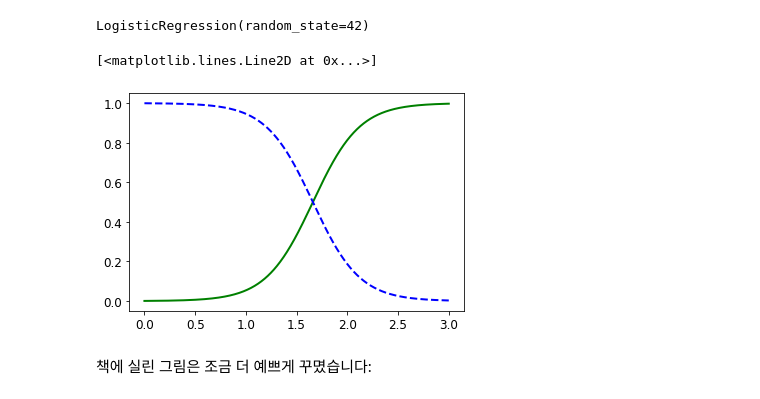
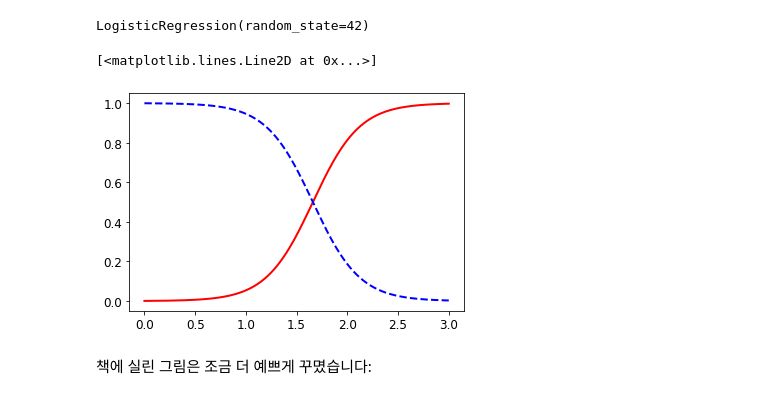
Before and after one commit to fasthill/Hands_on_ML2, a Jupyter notebook: 04_training_linear_models.ipynb, the cells around one changed output. Drawn from its saved outputs; the diff is of its cells as text; code cells hidden in the pictures.

```diff
--- a/04_training_linear_models.ipynb
+++ b/04_training_linear_models.ipynb
@@ -904,13 +928,13 @@ log_reg.fit(X, y)
 LogisticRegression(random_state=42)
 # %%
 X_new = np.linspace(0, 3, 1000).reshape(-1, 1)
-y_proba = log_reg.predict_proba(X_new)
+y_proba = log_reg.predict_proba(X_new) # 첫번째 열은 음성클라스 확률값, 두번째 열은 양성클라스의 확률값이 있음.
 
-plt.plot(X_new, y_proba[:, 1], "g-", linewidth=2, label="Iris virginica")
-plt.plot(X_new, y_proba[:, 0], "b--", linewidth=2, label="Not Iris virginica")
+plt.plot(X_new, y_proba[:, 1], "r-", linewidth=2, label="Iris virginica") #양성 클라스
+plt.plot(X_new, y_proba[:, 0], "b--", linewidth=2, label="Not Iris virginica") #음성 클라스
 # %% [output]
 [<matplotlib.lines.Line2D at 0x...>]
-[figure, old version]
+[figure, new version]
 # %% [markdown]
 책에 실린 그림은 조금 더 예쁘게 꾸몄습니다:
 # %%
```
Also changed, not shown: parts of 10 cells of this notebook.
